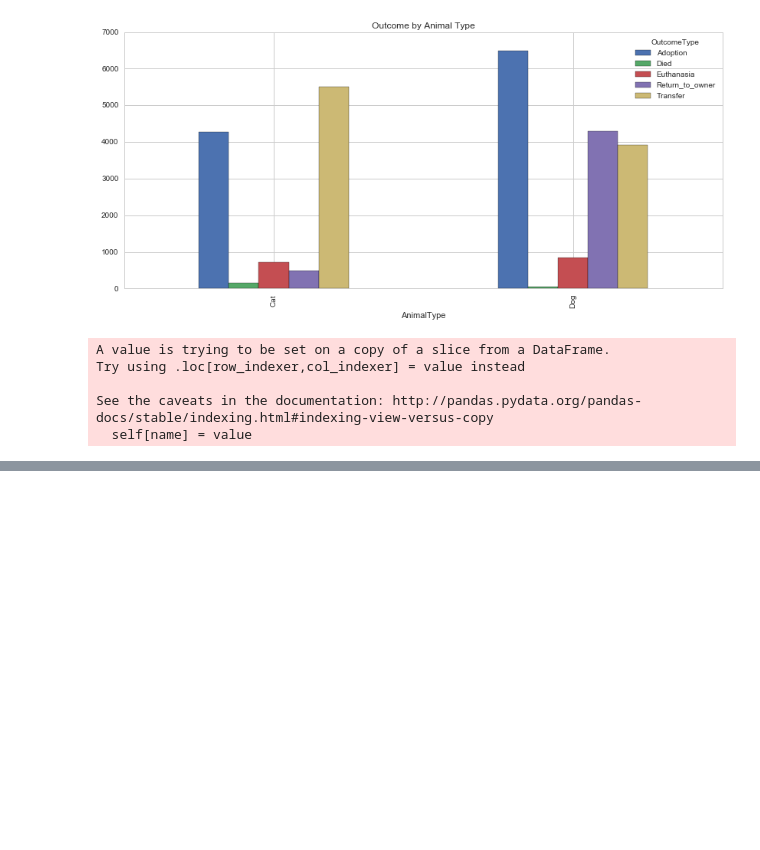
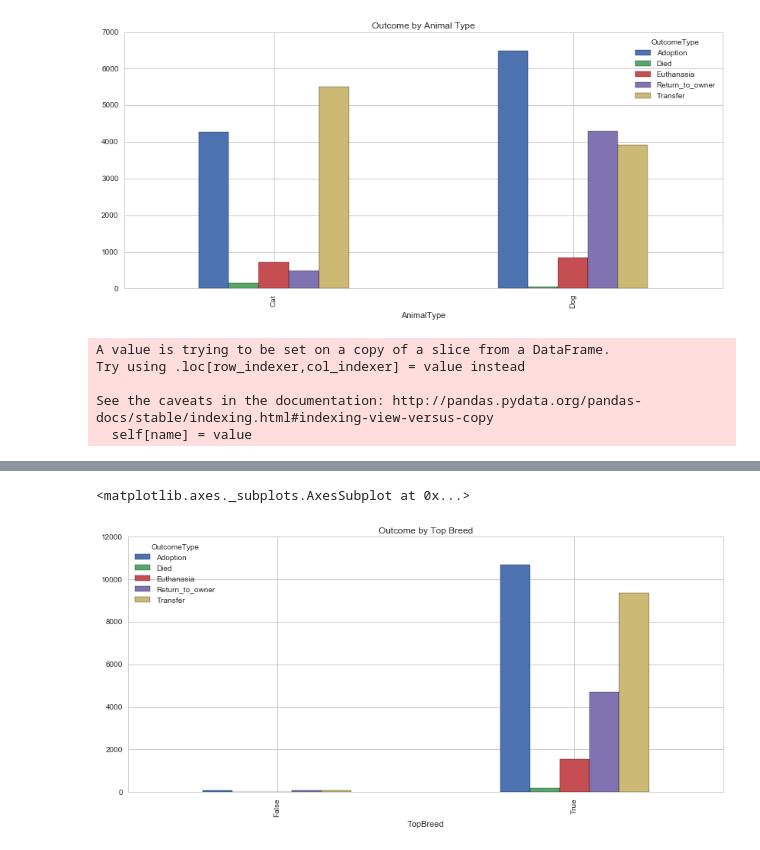
Before and after one commit to bljustice/kaggle, a Jupyter notebook: spca/spca_eda.ipynb, the cells around one changed output, grey strips where cells are left out. Saved outputs shown, nothing was run; the diff lists cells and outputs as text; code cells hidden in the pictures; blank space fills up the shorter version.

```diff
--- a/spca/spca_eda.ipynb
+++ b/spca/spca_eda.ipynb
@@ -173,0 +203,11 @@ train_df.groupby(['SexuponOutcome', 'OutcomeType']).AnimalID.count().unstack('Ou
+# %%
+top_breed_df = pd.DataFrame(breed_word_count, columns=['Breed Name', 'Count'])
+# %%
+train_df['TopBreed'] = train_df.Breed.str.lower().str.strip().str.contains('|'.join(set(top_breed_df['Breed Name'])))
+# %%
+train_df.groupby(['TopBreed', 'OutcomeType']).count().unstack('OutcomeType').AnimalID.plot(kind='bar',
+                                                                                           figsize=(14, 6),
+                                                                                           title = 'Outcome by Top Breed')
+# %% [output]
+<matplotlib.axes._subplots.AxesSubplot at 0x...>
+[figure, added]
```
Also changed, not shown: parts of 10 cells of this notebook.
